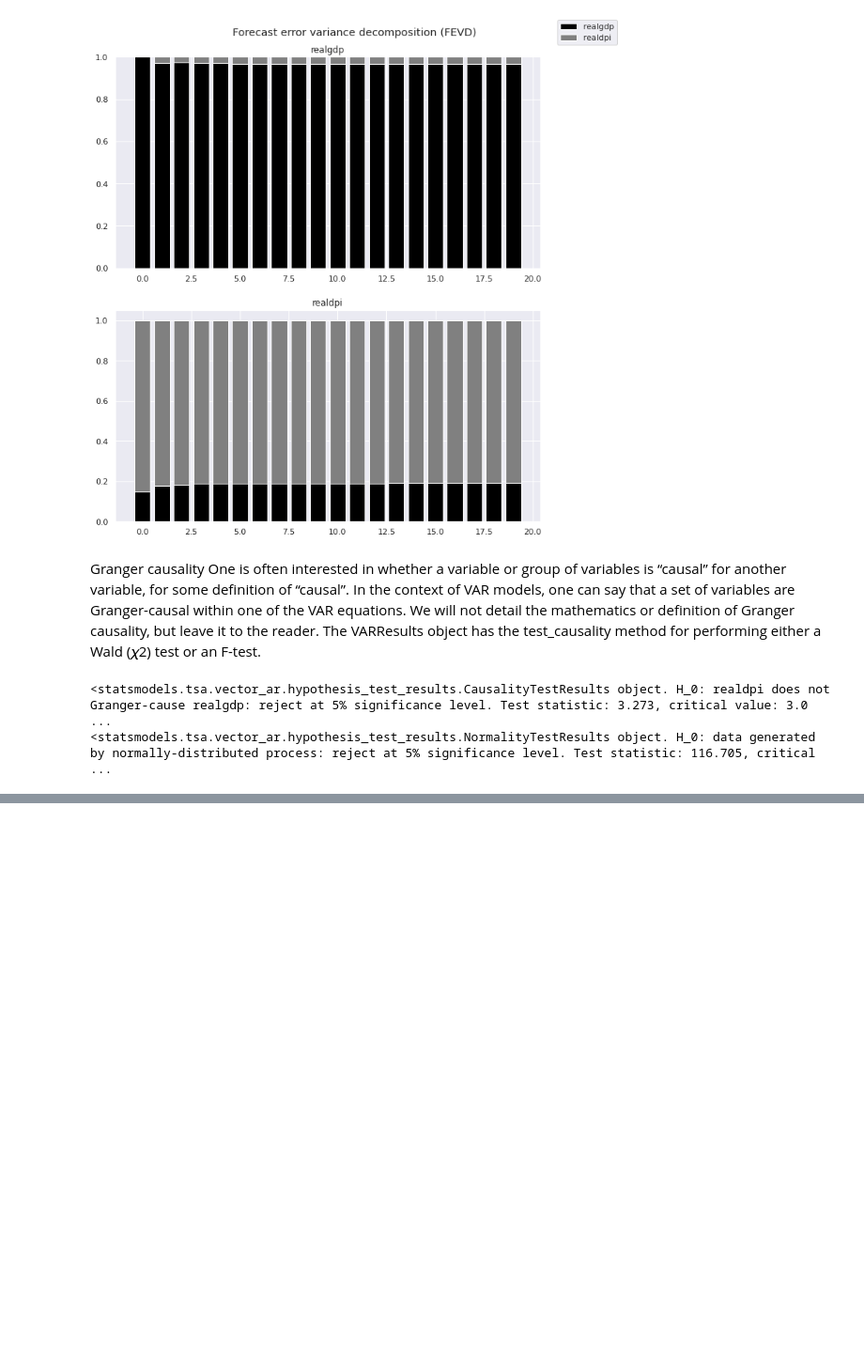
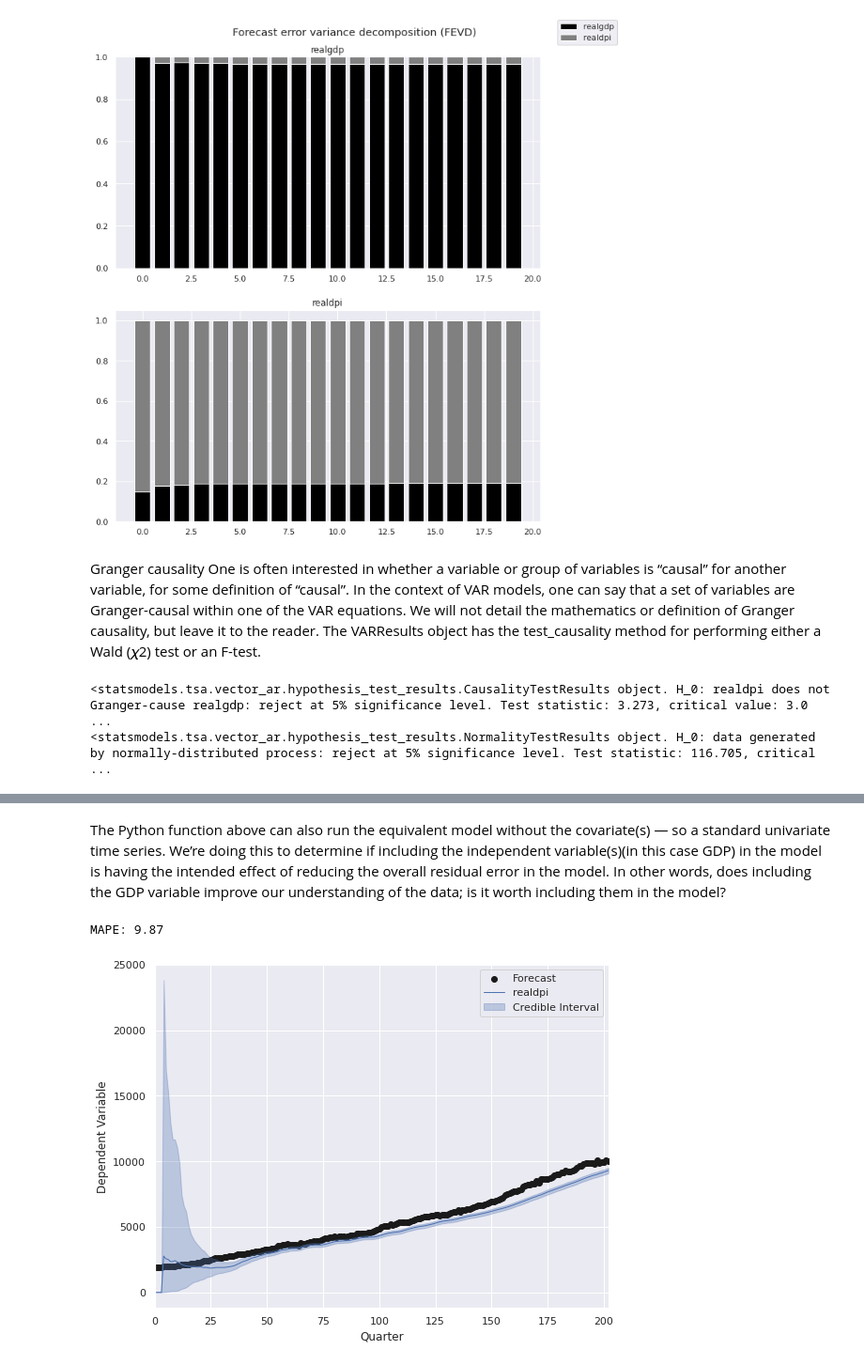
Before and after one commit to xxl4tomxu98/econometrics-gdp-dpi-VAR, a Jupyter notebook: real-world-VAR.ipynb, the cells around one changed output, grey strips where cells are left out. Shown: that part at 94% size. Saved outputs shown, nothing was run; the diff lists cells and outputs as text; code cells hidden in the pictures; blank space fills up the shorter version.

```diff
--- a/real-world-VAR.ipynb
+++ b/real-world-VAR.ipynb
@@ -237,0 +305,8 @@ print(results.test_normality())
+# %% [markdown]
+The Python function above can also run the equivalent model without the covariate(s) — so a standard univariate time series. We’re doing this to determine if including the independent variable(s)(in this case GDP) in the model is having the intended effect of reducing the overall residual error in the model. In other words, does including the GDP variable improve our understanding of the data; is it worth including them in the model?
+# %%
+# Calculate Bayesian estimate for the univariate model
+uv_mod, uv_for, uv_samp, uv_y = bayes_forecast(None, data1.realdpi)
+# %% [output]
+MAPE: 9.87
+[figure, added]
```
Also changed, not shown: parts of 4 cells of this notebook.
